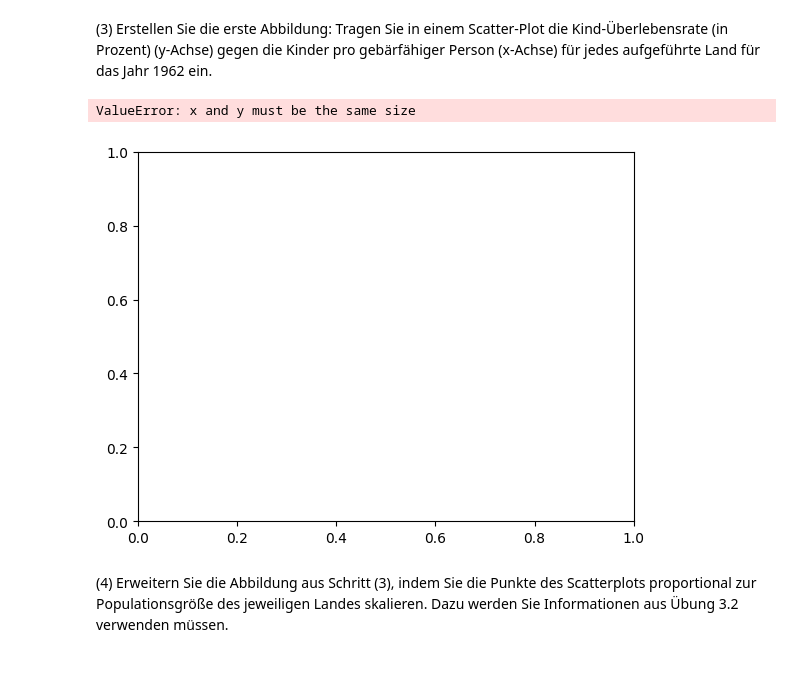
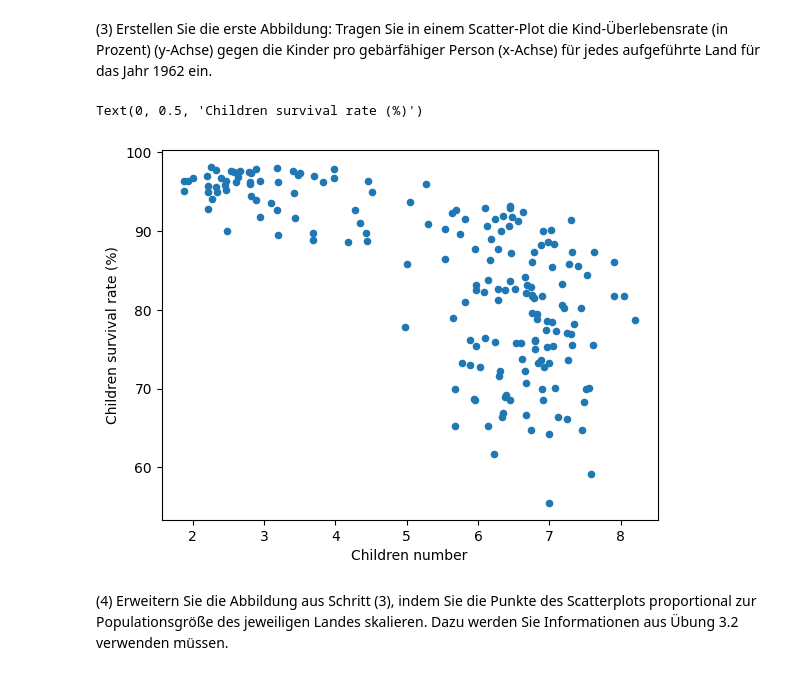
Before and after one commit to cortex359/ds.ss24, a Jupyter notebook: 03/TSRI-3.ipynb, the cells around one changed output. Saved outputs shown, nothing was run; the diff lists cells and outputs as text; code cells hidden in the pictures.

```diff
--- a/03/TSRI-3.ipynb
+++ b/03/TSRI-3.ipynb
@@ -345,13 +320,17 @@ Zimbabwe             3.76  3.68  3.61
 `children_per_woman_total_fertility.csv` hat ein Datensatz mit Ländern als Zeilen und jahren als Spalten. Jede Zeile hat die Bedeutung - die Anzahl von Kindern pro Frau in einem Land.
 # %% [markdown]
 (3) Erstellen Sie die erste Abbildung: Tragen Sie in einem Scatter-Plot die Kind-Überlebensrate (in Prozent) (y-Achse) gegen die Kinder pro gebärfähiger Person (x-Achse) für jedes aufgeführte Land für das Jahr 1962 ein.
-# %%
-children_per_woman_1962 = children_per_woman_df.loc[:, "1962"]
-children_mortality_df_1962 = (1000 - np.array(children_mortality_df.loc[:, "1962"])) * 100
-
-plt.scatter(x=children_per_woman_1962, y=children_mortality_df_1962,)
-# %% [output]
-ValueError: x and y must be the same size
-[figure, removed]
+# %%
+children_number_1962 = children_per_woman_df.loc[:, "1962"]
+children_survival_rate_1962 = (1000 - children_mortality_df.loc[:, "1962"]) / 10
+survival_rate_to_children_number_1962 = pd.DataFrame({"children_number" : children_number_1962,
+                                                      "children_survival_rate" : children_survival_rate_1962})
+survival_rate_to_children_number_1962.plot(kind="scatter", x="children_number", y="children_survival_rate")
+plt.xlabel("Children number")
+plt.ylabel("Children survival rate (%)")
+plt.show()
+# %% [output]
+Text(0, 0.5, 'Children survival rate (%)')
+[figure, added]
 # %% [markdown]
 (4) Erweitern Sie die Abbildung aus Schritt (3), indem Sie die Punkte des Scatterplots proportional zur Populationsgröße des jeweiligen Landes skalieren. Dazu werden Sie Informationen aus Übung 3.2 verwenden müssen.
```
Also changed, not shown: parts of 7 cells of this notebook.
